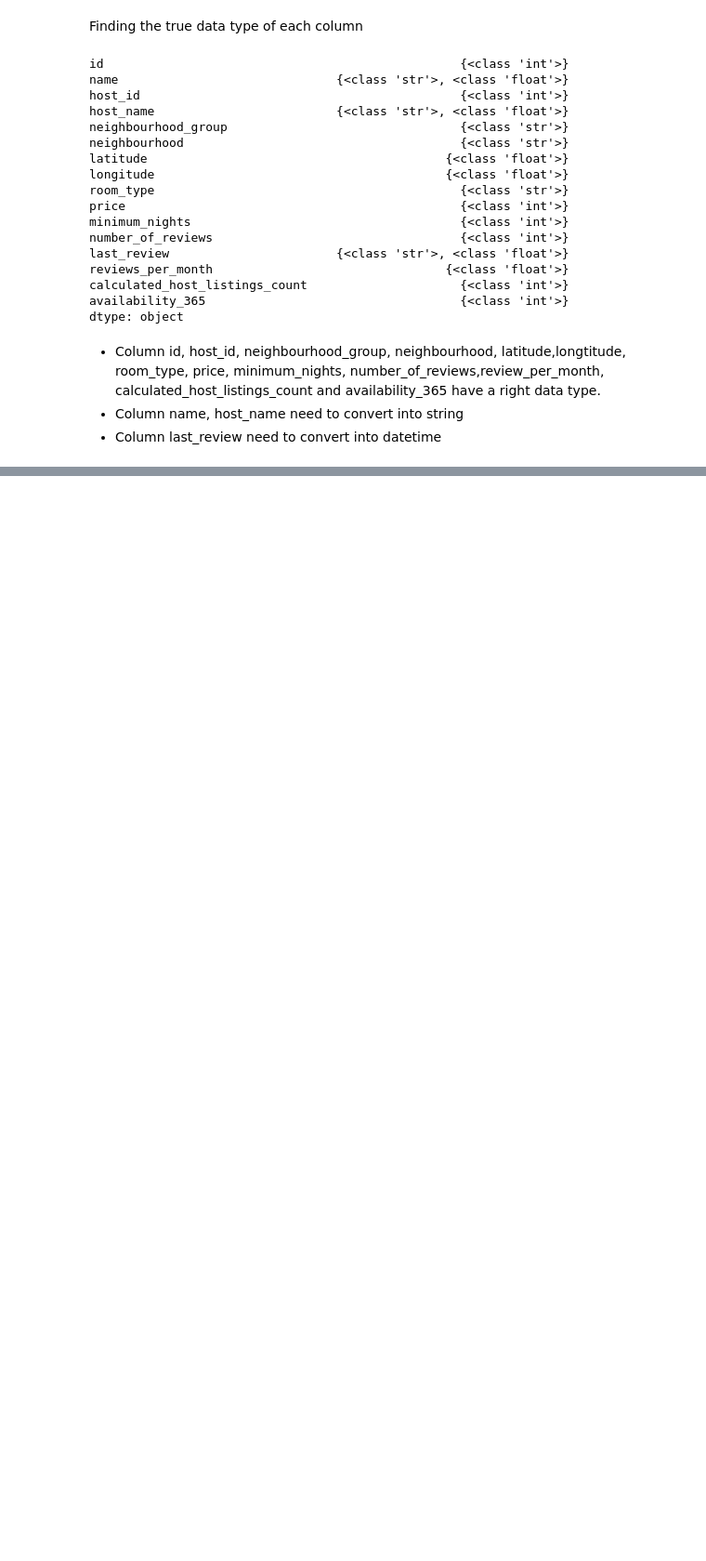
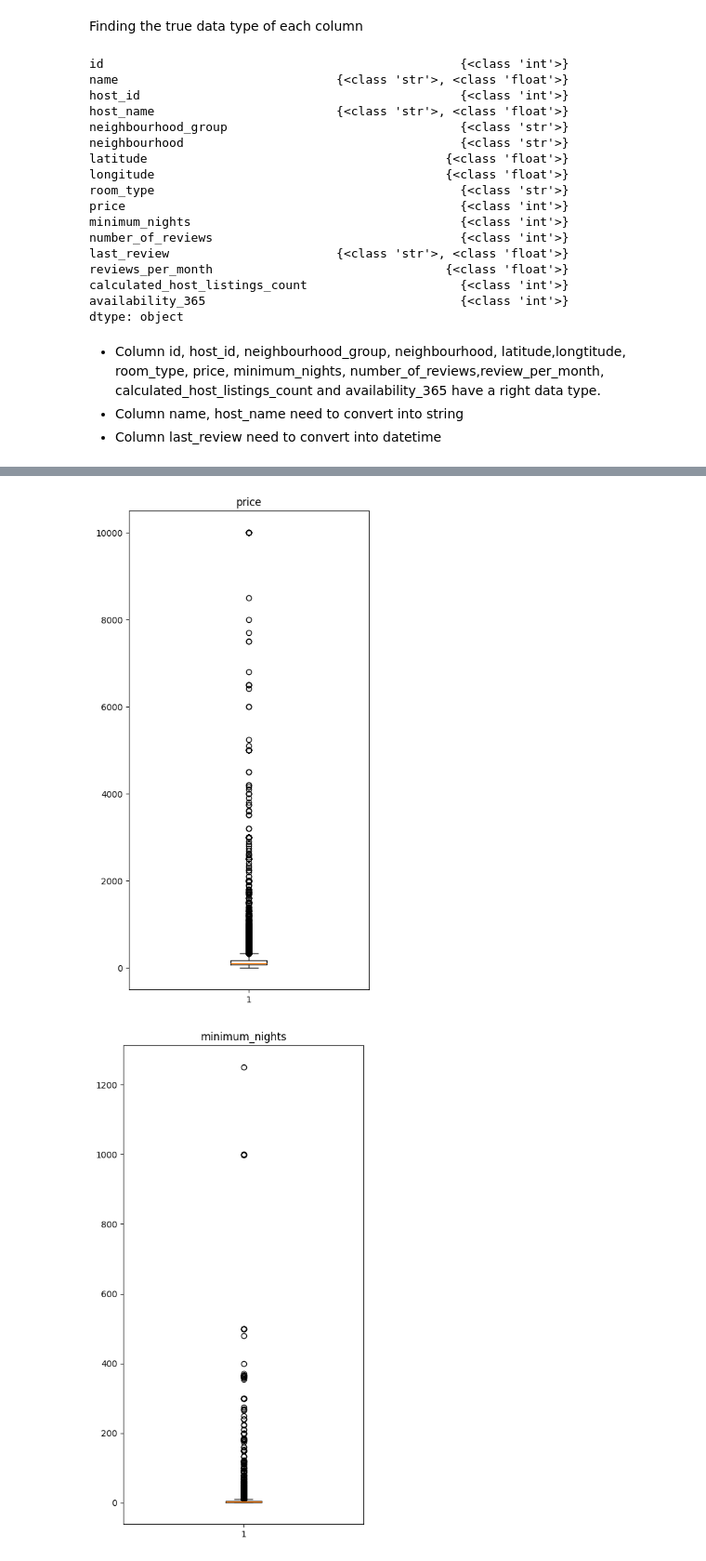
Before and after one commit to Gabien21/CSC17104_P4DS_final_project, a Jupyter notebook: Project/2_Exploring_Data.ipynb, the cells around one changed output, grey strips where cells are left out. Shown: that part at 93% size. Saved outputs shown, nothing was run; the diff lists cells and outputs as text; code cells hidden in the pictures; blank space fills up the shorter version.

```diff
--- a/Project/2_Exploring_Data.ipynb
+++ b/Project/2_Exploring_Data.ipynb
@@ -137,0 +143,2 @@ dtype: object
+# %%
+numerical_col = ['price','minimum_nights','number_of_reviews','reviews_per_month','calculated_host_listings_count','availability_365']
@@ -137,0 +174,14 @@ dtype: object
+# %%
+df['reviews_per_month'].fillna(0,inplace=True)
+# %%
+def plot_num_data(df, columns):
+    for col in columns:
+        plt.figure(figsize =(5, 10))
+        plt.boxplot(df[col])
+        plt.title(col)
+        plt.show()
+# %%
+plot_num_data(df,numerical_col)
+# %% [output]
+[figure, added]
+[figure, added]
```
Also changed, not shown: parts of 19 cells of this notebook, 1 other file.
